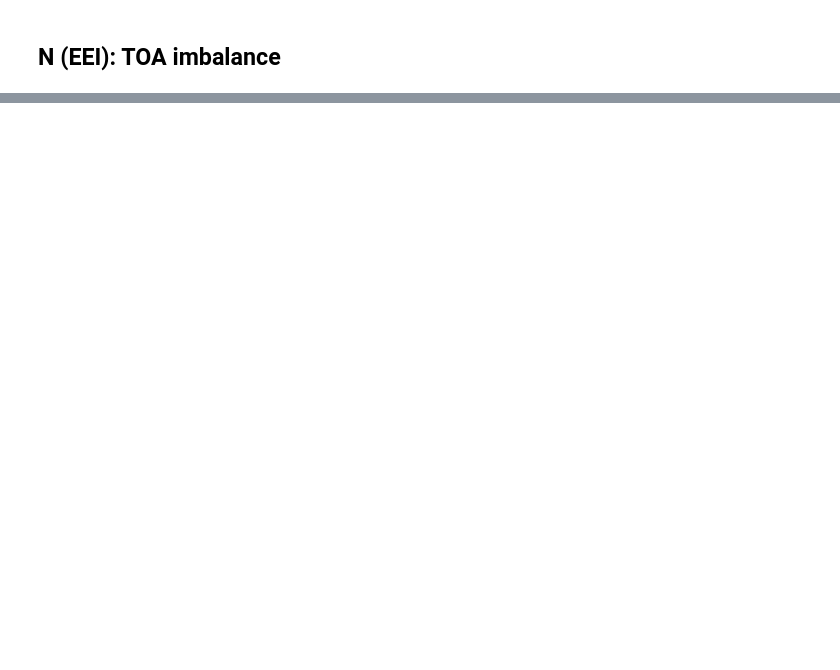
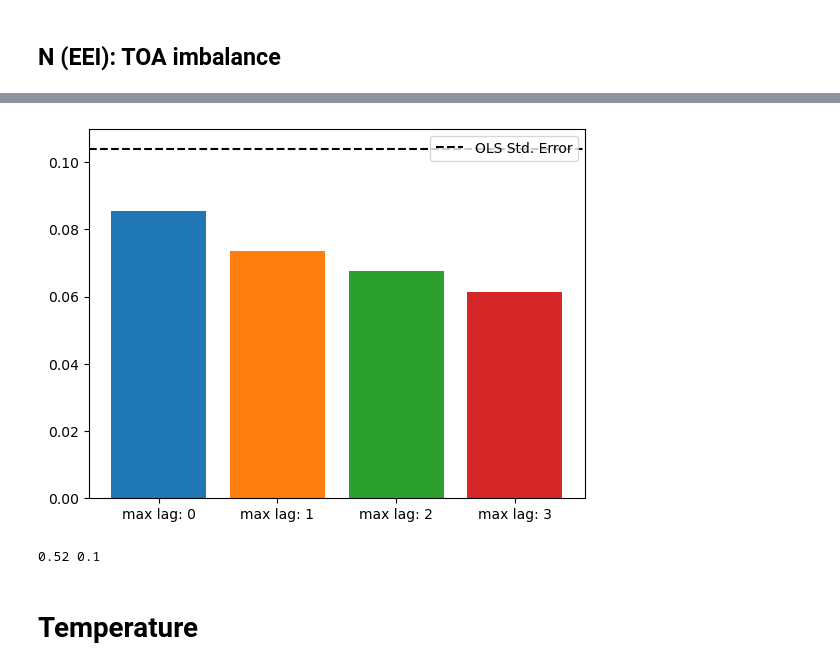
Before and after one commit to vtcooper/bayecs, a Jupyter notebook: grl_eei.ipynb, the cells around one changed output, grey strips where cells are left out. Cells and saved outputs as stored; diff of their text form; code cells hidden in the pictures; blank space fills up the shorter version.

```diff
--- a/grl_eei.ipynb
+++ b/grl_eei.ipynb
@@ -65,0 +117,22 @@ plt.show()
+# %%
+## no ensemble, so check std error of regression different ways
+
+for i in np.arange(0,4,1):
+    plt.bar(x='max lag: ' + str(i),height=hac_trend(N,maxlags=i)['se_per_decade'])
+
+plt.axhline(linregress(N.year, N).stderr*10,c='k',label='OLS Std. Error',ls='--')
+plt.legend()
+plt.ylim(0,.11)
+plt.show()
+# %% [output]
+[figure, added]
+# %%
+## set parameters
+ols_N = linregress(N.year, N)
+dNdt_mu = 10 * ols_N.slope
+dNdt_sig = 10 * ols_N.stderr
+print(dNdt_mu.round(2), dNdt_sig.round(2))
+# %% [output]
+0.52 0.1
+# %% [markdown]
+# Temperature
```
Also changed, not shown: parts of 26 cells of this notebook.
